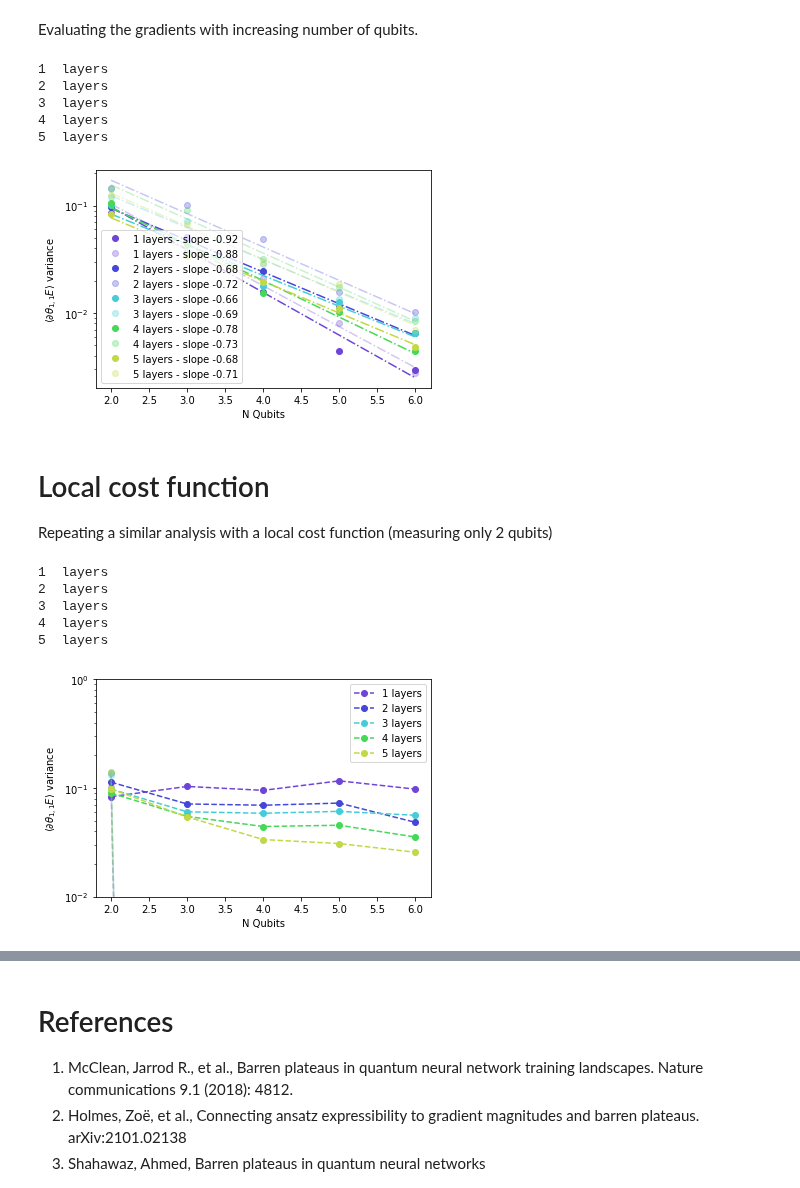
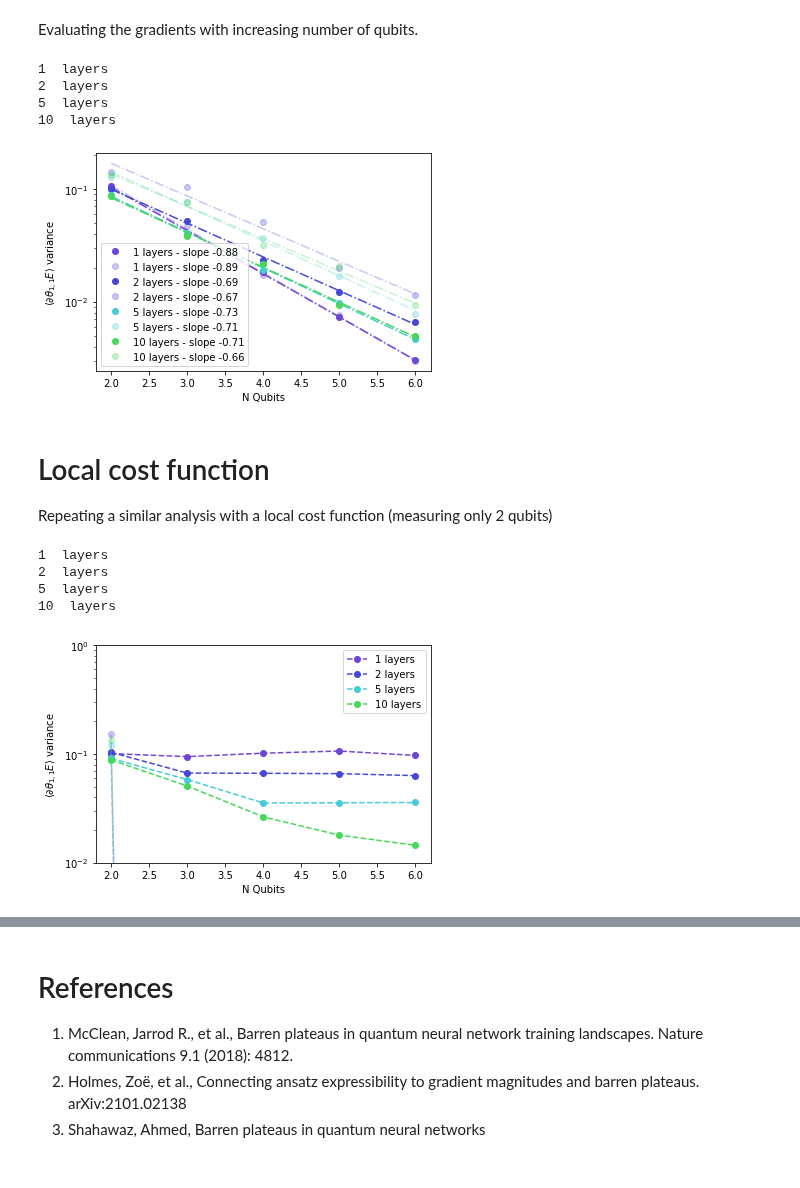
Before and after one commit to SimonCichy/barren-gadgets, a Jupyter notebook: own-experiments/paper_expressibility.ipynb, the cells around one changed output, grey strips where cells are left out. Cells and saved outputs as stored; diff of their text form; code cells hidden in the pictures.

```diff
--- a/own-experiments/paper_expressibility.ipynb
+++ b/own-experiments/paper_expressibility.ipynb
@@ -72,9 +72,9 @@ def global_circuit(params):
 # %% [markdown]
 Evaluating the gradients with increasing number of qubits.
 # %%
-num_samples = 200
+num_samples = 1000
 qubits = [2, 3, 4, 5, 6]
-layers = [1, 2, 3, 4, 5]
+layers = [1, 2, 5, 10]
 colours = ['#6f45d8', '#4547d8', '#45ccd8', '#45d859', '#c2d845', '#d89d45', '#d85645']
 
 
@@ -120,10 +120,9 @@ plt.show()
 # %% [output]
 1  layers
 2  layers
-3  layers
-4  layers
 5  layers
+10  layers
-[figure, old version]
+[figure, new version]
 # %% [markdown]
 Local cost function
 ==========================================
@@ -168,9 +167,9 @@ def local_circuit(params):
     # Objective operator H = Z_1 Z_2
     return qml.expval(qml.PauliZ(0) @ qml.PauliZ(1))
 # %%
-num_samples = 200
+num_samples = 1000
 qubits = [2, 3, 4, 5, 6]
-layers = [1, 2, 3, 4, 5]
+layers = [1, 2, 5, 10]
 colours = ['#6f45d8', '#4547d8', '#45ccd8', '#45d859', '#c2d845', '#d89d45', '#d85645']
 
 
@@ -183,33 +182,32 @@ for nl, num_layers in enumerate(layers):
 
         for i in range(num_samples):
             dev = qml.device("default.qubit", wires=range(num_qubits))
             qcircuit = qml.QNode(local_circuit, dev)
 
             params = np.random.uniform(0, np.pi, size=(num_layers, num_qubits))
 
             gradient = qml.grad(qcircuit)(params)
             grad_vals[0].append(gradient[0][0])
             grad_vals[1].append(gradient[-1][-1])
         variances[0].append(np.var(grad_vals[0]))
         variances[1].append(np.var(grad_vals[1]))
 
 
     variances = np.array(variances)
     qubits = np.array(qubits)
 
     # Plot the straight line fit to the semilog
     plt.semilogy(qubits, variances[0], "--o", c=colours[nl], label="{} layers".format(num_layers))
     plt.semilogy(qubits, variances[1], "--o", c=colours[nl], alpha=0.3)
 
 plt.ylim([1e-2, 1e-0])
 plt.xlabel(r"N Qubits")
 plt.ylabel(r"$\langle \partial \theta_{1, 1} E\rangle$ variance")
 plt.legend()
 plt.show()
 # %% [output]
 1  layers
 2  layers
-3  layers
-4  layers
 5  layers
+10  layers
-[figure, old version]
+[figure, new version]
```
Also changed, not shown: parts of 1 cell of this notebook.
